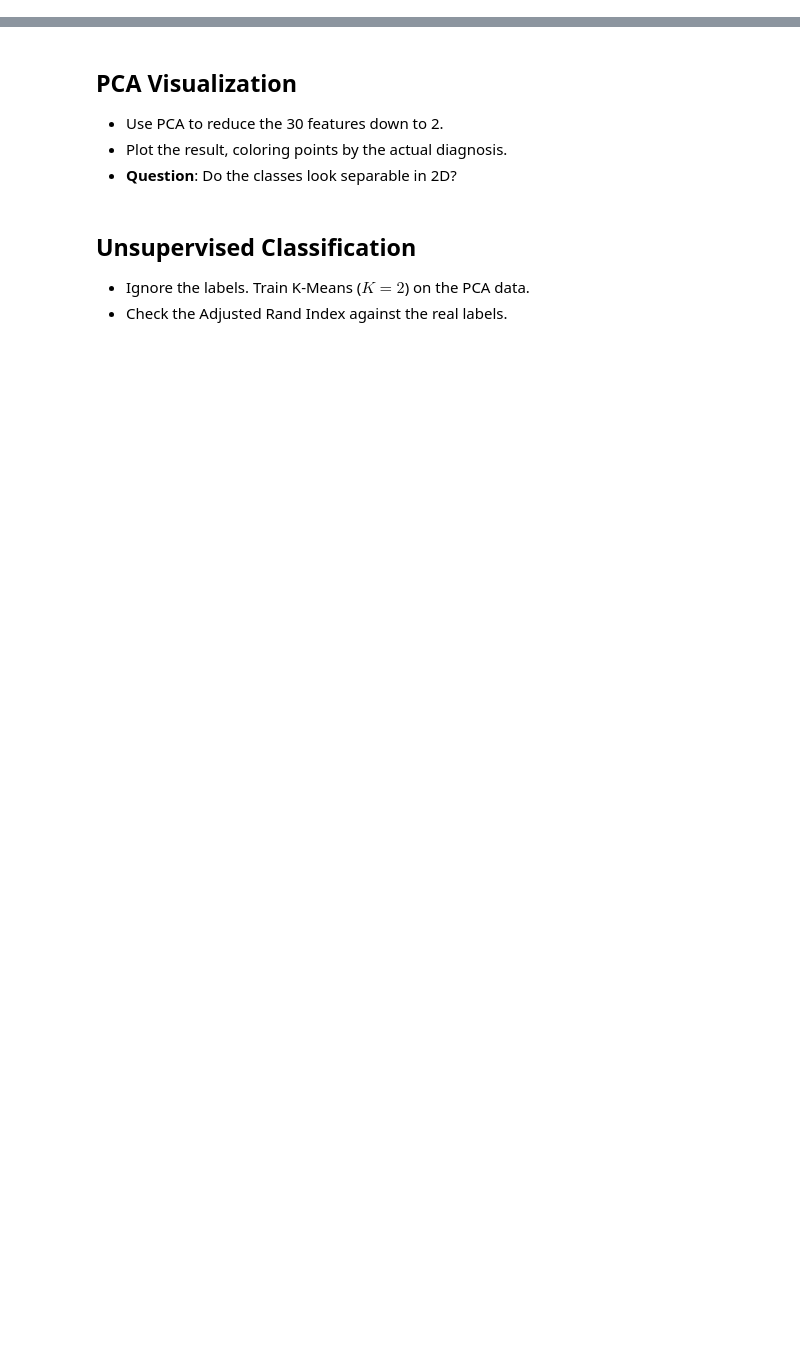
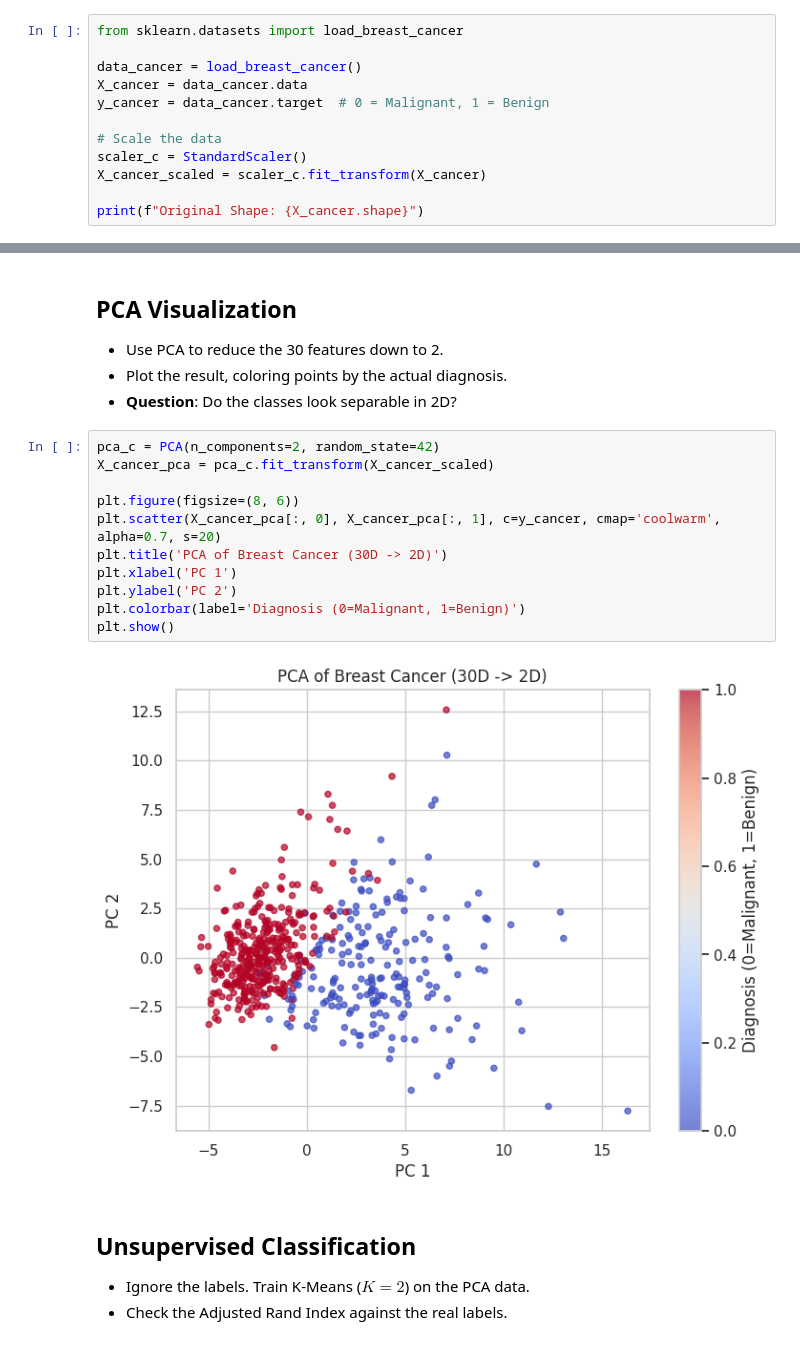
Before and after one commit to UG-Team-Data-Science/ml-workshop, a Jupyter notebook: src/S04 Unsupervised Learning - Clustering and Dimensionality Reduction/S04C01 Overview of Unsupervised Learning.ipynb, the cells around one changed output, grey strips where cells are left out. Drawn from its saved outputs; the diff is of its cells as text; blank space fills up the shorter version.

```diff
--- a/src/S04 Unsupervised Learning - Clustering and Dimensionality Reduction/S04C01 Overview of Unsupervised Learning.ipynb
+++ b/src/S04 Unsupervised Learning - Clustering and Dimensionality Reduction/S04C01 Overview of Unsupervised Learning.ipynb
@@ -165,3 +179,15 @@ We will use the **Breast Cancer** dataset. This is a much harder problem:
 -   We will use PCA to visualize it, and K-Means to see if we can separate Benign vs Malignant without labels.
 # %% [markdown]
 ## Load and Scale
+# %%
+from sklearn.datasets import load_breast_cancer
+
+data_cancer = load_breast_cancer()
+X_cancer = data_cancer.data
+y_cancer = data_cancer.target  # 0 = Malignant, 1 = Benign
+
+# Scale the data
+scaler_c = StandardScaler()
+X_cancer_scaled = scaler_c.fit_transform(X_cancer)
+
+print(f"Original Shape: {X_cancer.shape}")
@@ -171,6 +199,19 @@ We will use the **Breast Cancer** dataset. This is a much harder problem:
 -   Use PCA to reduce the 30 features down to 2.
 -   Plot the result, coloring points by the actual diagnosis.
 -   **Question**: Do the classes look separable in 2D?
+# %%
+pca_c = PCA(n_components=2, random_state=42)
+X_cancer_pca = pca_c.fit_transform(X_cancer_scaled)
+
+plt.figure(figsize=(8, 6))
+plt.scatter(X_cancer_pca[:, 0], X_cancer_pca[:, 1], c=y_cancer, cmap='coolwarm', alpha=0.7, s=20)
+plt.title('PCA of Breast Cancer (30D -> 2D)')
+plt.xlabel('PC 1')
+plt.ylabel('PC 2')
+plt.colorbar(label='Diagnosis (0=Malignant, 1=Benign)')
+plt.show()
+# %% [output]
+[figure, added]
 # %% [markdown]
 ## Unsupervised Classification
 
```
Also changed, not shown: parts of 8 cells of this notebook, 5 other files.
